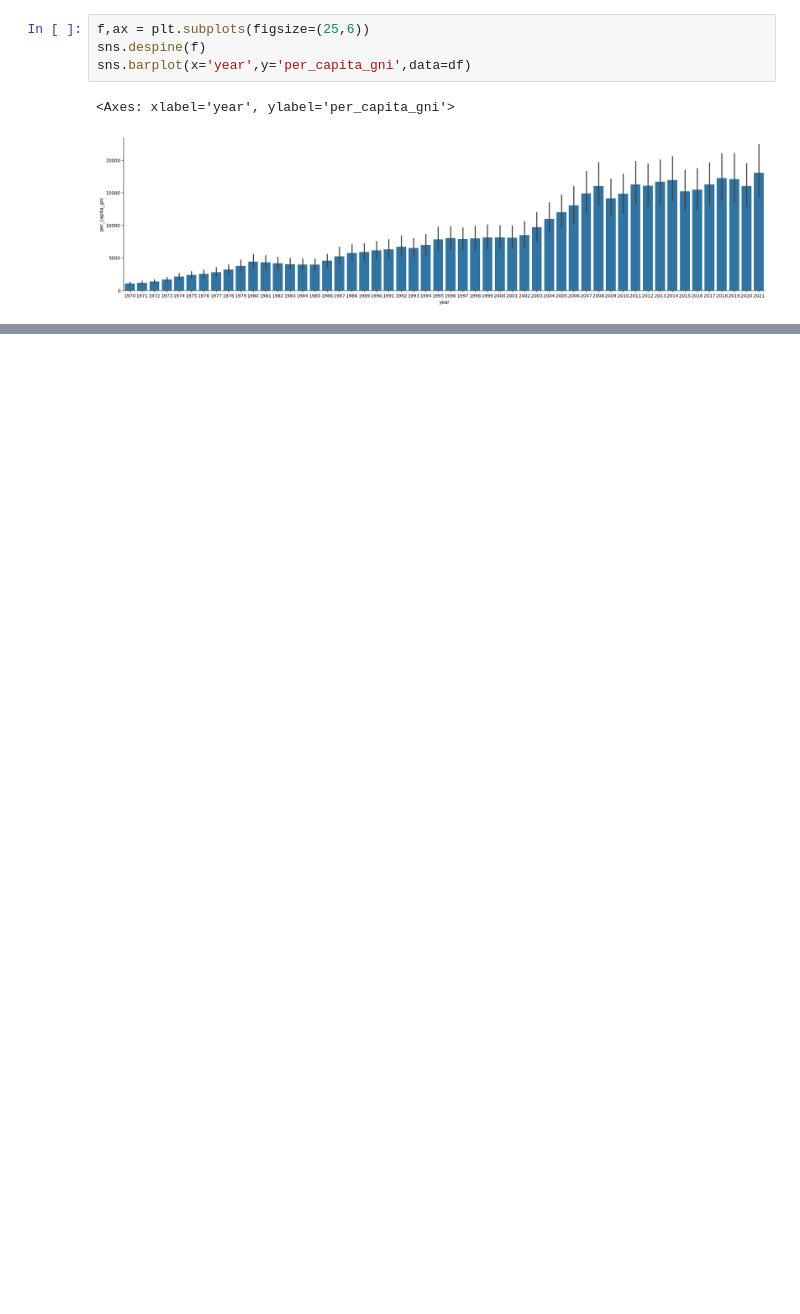
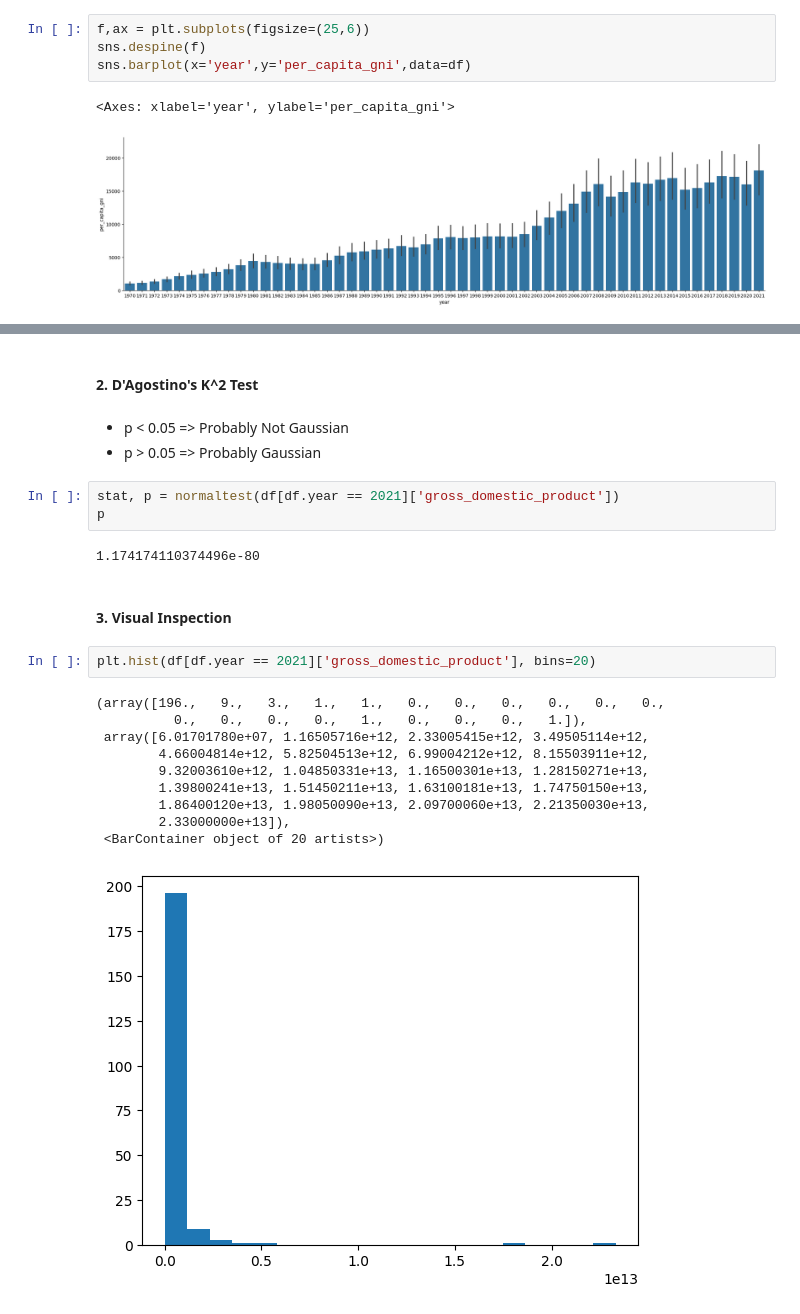
Before and after one commit to sumeetsachdev/data-analysis-project, a Jupyter notebook: notebooks/EDA.ipynb, the cells around one changed output, grey strips where cells are left out. Drawn from its saved outputs; the diff is of its cells as text; blank space fills up the shorter version.

```diff
--- a/notebooks/EDA.ipynb
+++ b/notebooks/EDA.ipynb
@@ -741,0 +761,25 @@ sns.barplot(x='year',y='per_capita_gni',data=df)
+# %% [markdown]
+#### 2. D'Agostino's K^2 Test
+# %% [markdown]
+- p < 0.05 => Probably Not Gaussian
+- p > 0.05 => Probably Gaussian
+# %%
+stat, p = normaltest(df[df.year == 2021]['gross_domestic_product'])
+p
+# %% [output]
+1.174174110374496e-80
+# %% [markdown]
+#### 3. Visual Inspection
+# %%
+plt.hist(df[df.year == 2021]['gross_domestic_product'], bins=20)
+# %% [output]
+(array([196.,   9.,   3.,   1.,   1.,   0.,   0.,   0.,   0.,   0.,   0.,
+          0.,   0.,   0.,   0.,   1.,   0.,   0.,   0.,   1.]),
+ array([6.01701780e+07, 1.16505716e+12, 2.33005415e+12, 3.49505114e+12,
+        4.66004814e+12, 5.82504513e+12, 6.99004212e+12, 8.15503911e+12,
+        9.32003610e+12, 1.04850331e+13, 1.16500301e+13, 1.28150271e+13,
+        1.39800241e+13, 1.51450211e+13, 1.63100181e+13, 1.74750150e+13,
+        1.86400120e+13, 1.98050090e+13, 2.09700060e+13, 2.21350030e+13,
+        2.33000000e+13]),
+ <BarContainer object of 20 artists>)
+[figure, added]
```
Also changed, not shown: parts of 15 cells of this notebook.
